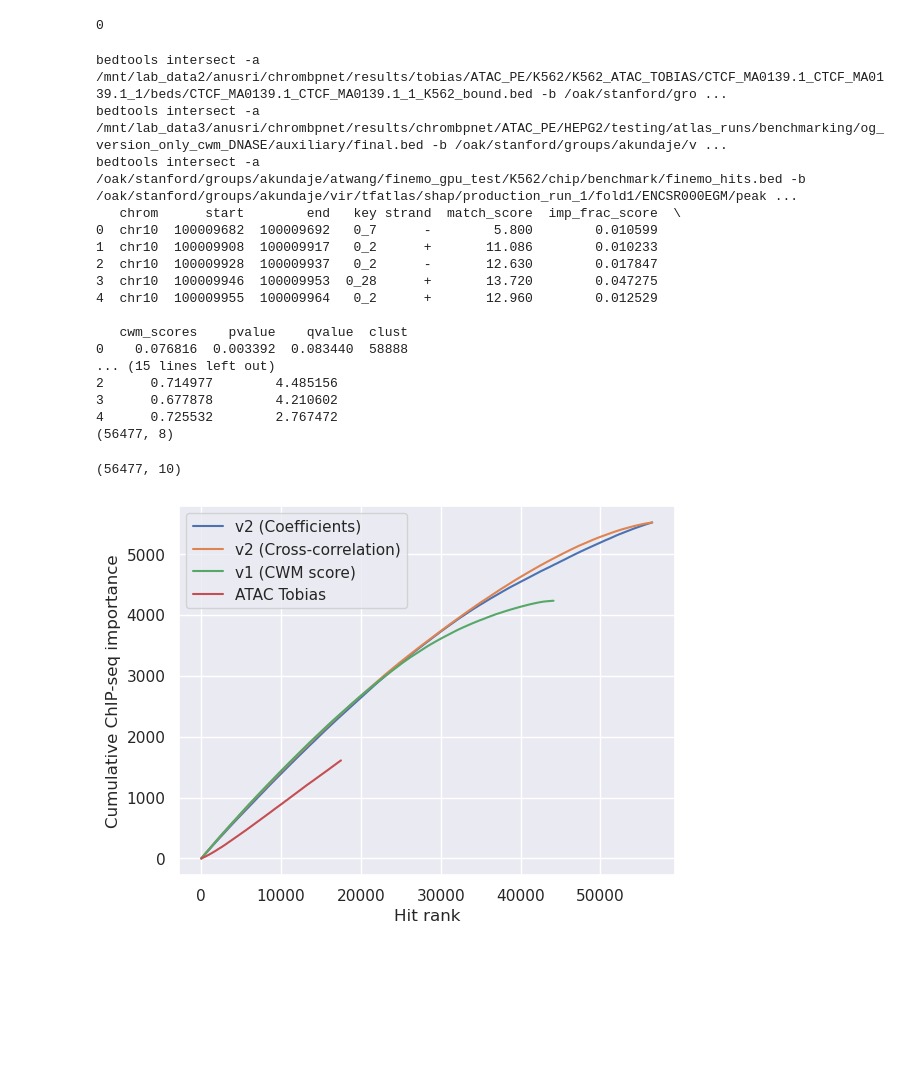
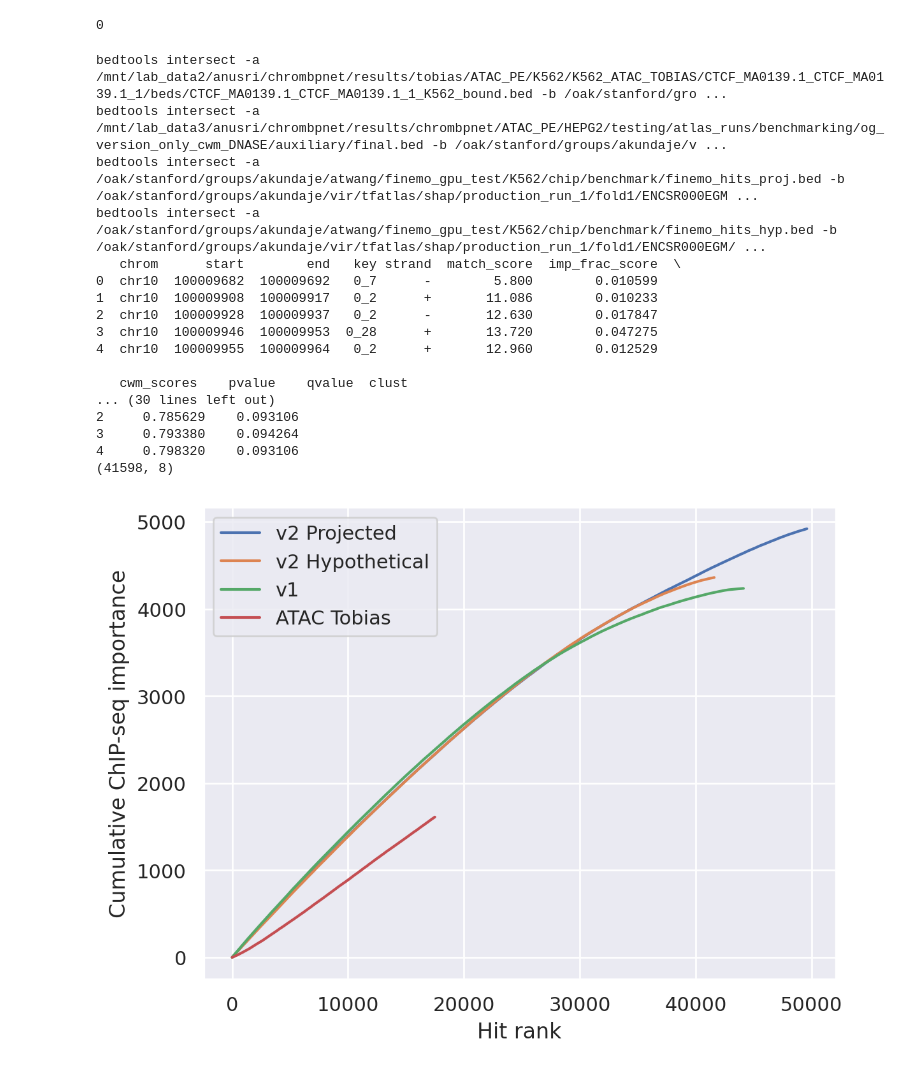
Before and after one commit to austintwang/finemo_gpu, a Jupyter notebook: notebooks/chip_benchmark.ipynb, the cells around one changed output. Drawn from its saved outputs; the diff is of its cells as text; code cells hidden in the pictures; blank space fills up the shorter version.

```diff
--- a/notebooks/chip_benchmark.ipynb
+++ b/notebooks/chip_benchmark.ipynb
@@ -5,6 +5,11 @@ import pyBigWig as pybw
 import os
 import h5py
 import pyfaidx
+import matplotlib as mpl
+mpl.rcParams['figure.dpi'] = 200
+import matplotlib.pyplot as plt
+import seaborn as sns
+sns.set()
 # %%
 params = {
     "CTCF": {
@@ -258,7 +269,7 @@ def fetch_v1_scores_for_chrombpnet(motif_hits_path, keyd, chip_bpnet, observed_d
 # %%
 def fetch_v2_scores_for_chrombpnet(motif_hits_path, keyd, chip_bpnet, observed_data, cwm_weight, genome):
 
-    names=["chrom", "start", "end", "key", "strand", "score_raw", "score_scaled", "score_unscaled"]
+    names=["chrom", "start", "end", "key", "strand", "coefficient", "correlation", "importance"]
     hit_table = pd.read_csv(motif_hits_path, sep="\t", header=None, names=names)
 
     print(hit_table.head())
@@ -393,8 +412,11 @@ find_hits_in_peaks(motif_hits_path_tobias, chip_seq_bed_path, tobias_hits_peaks)
 dnase_hits_peaks = os.path.join(os.path.join(output_dir,chip_enc+"_"+dnase_motif_id),"dnase_hits_in_peaks.bed")
 find_hits_in_peaks(dnase_hits_path, chip_seq_bed_path, dnase_hits_peaks)
 
-finemo_hits_peaks = os.path.join(os.path.join(output_dir,chip_enc+"_"+dnase_motif_id),"finemo_hits_in_peaks.bed")
-find_hits_in_peaks(finemo_hits_bed, chip_seq_bed_path, finemo_hits_peaks)
+finemo_proj_hits_peaks = os.path.join(os.path.join(output_dir,chip_enc+"_"+dnase_motif_id),"finemo_proj_hits_in_peaks.bed")
+find_hits_in_peaks(finemo_proj_hits_bed, chip_seq_bed_path, finemo_proj_hits_peaks)
+
+finemo_hyp_hits_peaks = os.path.join(os.path.join(output_dir,chip_enc+"_"+dnase_motif_id),"finemo_hyp_hits_in_peaks.bed")
+find_hits_in_peaks(finemo_hyp_hits_bed, chip_seq_bed_path, finemo_hyp_hits_peaks)
 
 tobias_atac = fetch_footprint_scores_for_tobias(tobias_hits_peaks, chip_seq_bw, pfm_atac[atac_motif_id], genome)
 tobias_atac.shape
@@ -405,14 +427,13 @@ tobias_atac.shape
 #counts_dnase = fetch_footprint_scores_for_chrombpnet(dnase_hits_path, [atac_motif_id], chip_seq_bw, dnase_bw, pfm_atac[atac_motif_id], genome)
 counts_dnase = fetch_v1_scores_for_chrombpnet(dnase_hits_peaks, [dnase_motif_id], chip_seq_bw, dnase_bw, pfm_dnase[dnase_motif_id], genome)
 
-counts_dnase.shape
-counts_dnase_2 = fetch_v2_scores_for_chrombpnet(finemo_hits_peaks, [v2_motif_id], chip_seq_bw, dnase_bw, pfm_dnase[dnase_motif_id], genome)
-
-counts_dnase_2.shape
+counts_dnase_proj_2 = fetch_v2_scores_for_chrombpnet(finemo_proj_hits_peaks, [v2_motif_id], chip_seq_bw, dnase_bw, pfm_dnase[dnase_motif_id], genome)
+counts_dnase_hyp_2 = fetch_v2_scores_for_chrombpnet(finemo_hyp_hits_peaks, [v2_motif_id], chip_seq_bw, dnase_bw, pfm_dnase[dnase_motif_id], genome)
 # %% [output]
 bedtools intersect -a /mnt/lab_data2/anusri/chrombpnet/results/tobias/ATAC_PE/K562/K562_ATAC_TOBIAS/CTCF_MA0139.1_CTCF_MA0139.1_1/beds/CTCF_MA0139.1_CTCF_MA0139.1_1_K562_bound.bed -b /oak/stanford/gro ...
 bedtools intersect -a /mnt/lab_data3/anusri/chrombpnet/results/chrombpnet/ATAC_PE/HEPG2/testing/atlas_runs/benchmarking/og_version_only_cwm_DNASE/auxiliary/final.bed -b /oak/stanford/groups/akundaje/v ...
-bedtools intersect -a /oak/stanford/groups/akundaje/atwang/finemo_gpu_test/K562/chip/benchmark/finemo_hits.bed -b /oak/stanford/groups/akundaje/vir/tfatlas/shap/production_run_1/fold1/ENCSR000EGM/peak ...
+bedtools intersect -a /oak/stanford/groups/akundaje/atwang/finemo_gpu_test/K562/chip/benchmark/finemo_hits_proj.bed -b /oak/stanford/groups/akundaje/vir/tfatlas/shap/production_run_1/fold1/ENCSR000EGM ...
+bedtools intersect -a /oak/stanford/groups/akundaje/atwang/finemo_gpu_test/K562/chip/benchmark/finemo_hits_hyp.bed -b /oak/stanford/groups/akundaje/vir/tfatlas/shap/production_run_1/fold1/ENCSR000EGM/ ...
    chrom      start        end   key strand  match_score  imp_frac_score  \
 0  chr10  100009682  100009692   0_7      -        5.800        0.010599
 1  chr10  100009908  100009917   0_2      +       11.086        0.010233
@@ -421,17 +442,15 @@ bedtools intersect -a /oak/stanford/groups/akundaje/atwang/finemo_gpu_test/K562/
 4  chr10  100009955  100009964   0_2      +       12.960        0.012529
 
    cwm_scores    pvalue    qvalue  clust
-0    0.076816  0.003392  0.083440  58888
-... (15 lines left out)
-2      0.714977        4.485156
-3      0.677878        4.210602
-4      0.725532        2.767472
-(56477, 8)
+... (30 lines left out)
+2     0.785629    0.093106
+3     0.793380    0.094264
+4     0.798320    0.093106
+(41598, 8)
-(56477, 10)
 # %%
-plot_scores(counts_dnase_2, counts_dnase, tobias_atac)
+plot_scores(counts_dnase_proj_2, counts_dnase_hyp_2, counts_dnase, tobias_atac)
 # %% [output]
-[figure, old version]
+[figure, new version]
 # %%
 tf = "GATA"
 
```
Also changed, not shown: parts of 10 cells of this notebook, 8 other files.
